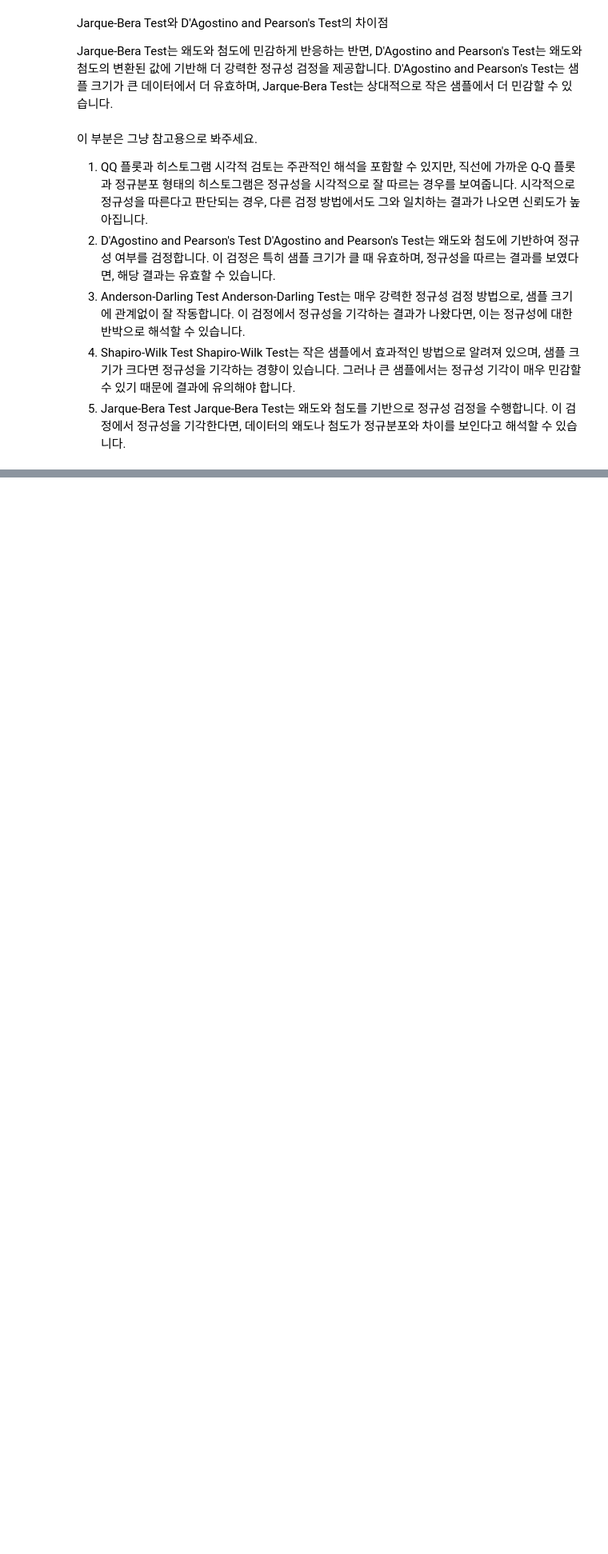
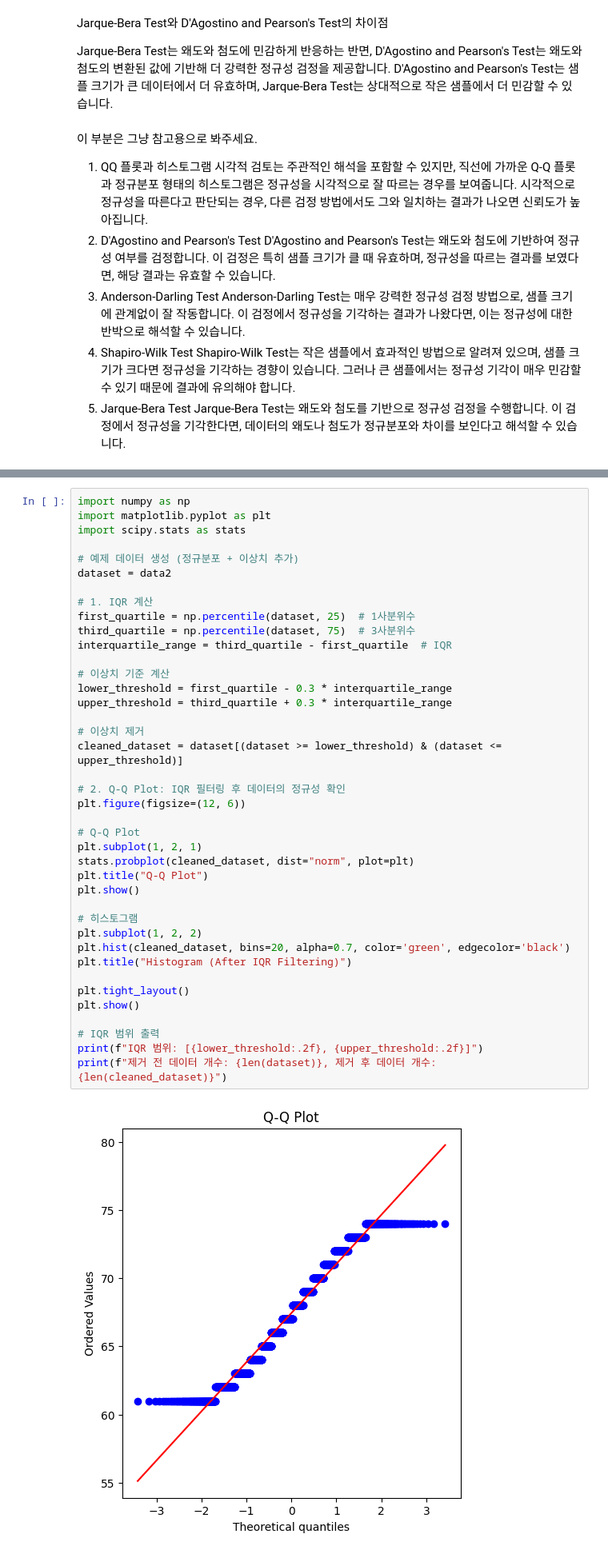
Before and after one commit to Gunhee720/StatisticalData-Analysis-TeamProject, a Jupyter notebook: code/SDA_assignment5_D'Agostino and Pearson's Test.ipynb, the cells around one changed output, grey strips where cells are left out. Shown at 80% size. Saved outputs shown, nothing was run; the diff lists cells and outputs as text; blank space fills up the shorter version.

```diff
--- a/code/SDA_assignment5_D'Agostino and Pearson's Test.ipynb
+++ b/code/SDA_assignment5_D'Agostino and Pearson's Test.ipynb
@@ -113,0 +202,42 @@ Jarque-Bera Test는 왜도와 첨도를 기반으로 정규성 검정을 수행
+# %%
+import numpy as np
+import matplotlib.pyplot as plt
+import scipy.stats as stats
+
+# 예제 데이터 생성 (정규분포 + 이상치 추가)
+dataset = data2
+
+# 1. IQR 계산
+first_quartile = np.percentile(dataset, 25)  # 1사분위수
+third_quartile = np.percentile(dataset, 75)  # 3사분위수
+interquartile_range = third_quartile - first_quartile  # IQR
+
+# 이상치 기준 계산
+lower_threshold = first_quartile - 0.3 * interquartile_range
+upper_threshold = third_quartile + 0.3 * interquartile_range
+
+# 이상치 제거
+cleaned_dataset = dataset[(dataset >= lower_threshold) & (dataset <= upper_threshold)]
+
+# 2. Q-Q Plot: IQR 필터링 후 데이터의 정규성 확인
+plt.figure(figsize=(12, 6))
+
+# Q-Q Plot
+plt.subplot(1, 2, 1)
+stats.probplot(cleaned_dataset, dist="norm", plot=plt)
+plt.title("Q-Q Plot")
+plt.show()
+
+# 히스토그램
+plt.subplot(1, 2, 2)
+plt.hist(cleaned_dataset, bins=20, alpha=0.7, color='green', edgecolor='black')
+plt.title("Histogram (After IQR Filtering)")
+
+plt.tight_layout()
+plt.show()
+
+# IQR 범위 출력
+print(f"IQR 범위: [{lower_threshold:.2f}, {upper_threshold:.2f}]")
+print(f"제거 전 데이터 개수: {len(dataset)}, 제거 후 데이터 개수: {len(cleaned_dataset)}")
+# %% [output]
+[figure, added]
```
Also changed, not shown: parts of 6 cells of this notebook, 2 other files.
